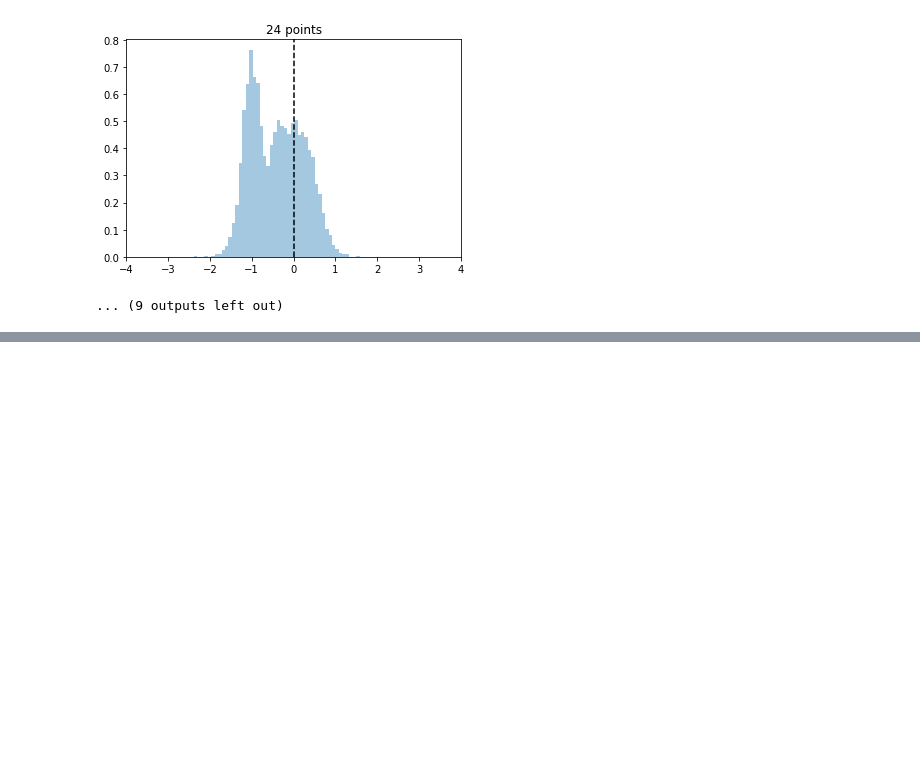
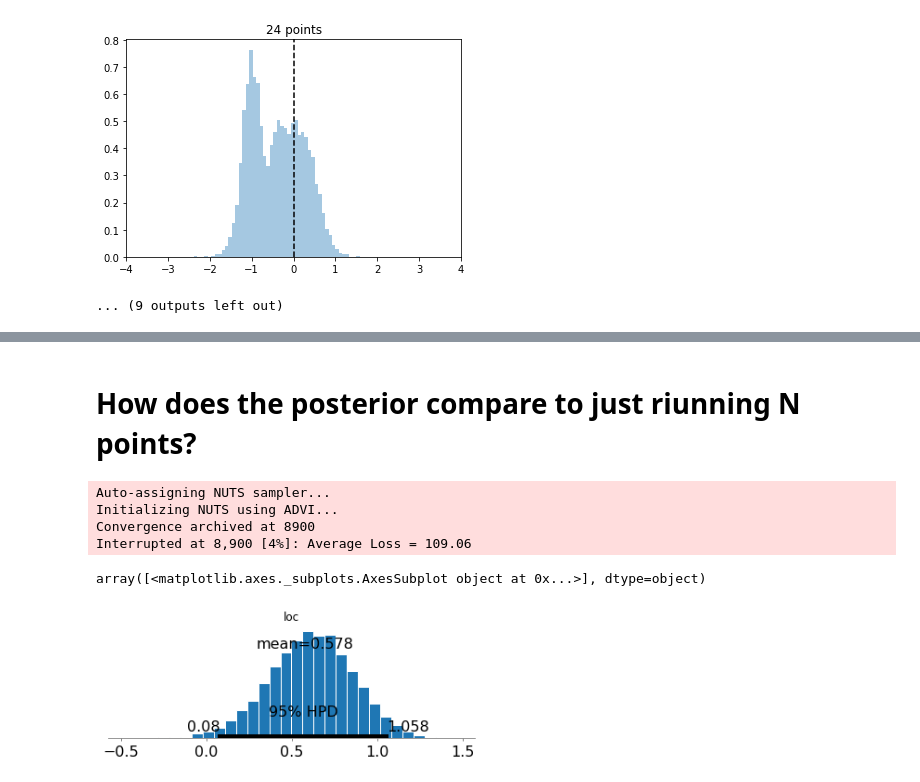
Before and after one commit to balarsen/pymc_learning, a Jupyter notebook: pitch_angle/Cauchy1.ipynb, the cells around one changed output, grey strips where cells are left out. Saved outputs shown, nothing was run; the diff lists cells and outputs as text; code cells hidden in the pictures; blank space fills up the shorter version.

```diff
--- a/pitch_angle/Cauchy1.ipynb
+++ b/pitch_angle/Cauchy1.ipynb
@@ -282,0 +325,20 @@ plt.ylim((0, 1.3))
+# %% [markdown]
+# How does the posterior compare to just riunning N points?
+# %%
+# traces = []
+
+with pm.Model() as model:
+    alpha = pm.Uniform('loc', -10, 10)
+    #     beta = pm.Uniform('dist', 1, 1)
+    x = pm.Cauchy(name='x', alpha=alpha, beta=1, observed=sampledat[:42])
+    trace = pm.sample(5000, njobs=4)
+# %% [output]
+Auto-assigning NUTS sampler...
+Initializing NUTS using ADVI...
+Convergence archived at 8900
+Interrupted at 8,900 [4%]: Average Loss = 109.06
+# %%
+pm.plot_posterior(trace)
+# %% [output]
+array([<matplotlib.axes._subplots.AxesSubplot object at 0x...>], dtype=object)
+[figure, added]
```
Also changed, not shown: parts of 10 cells of this notebook.
